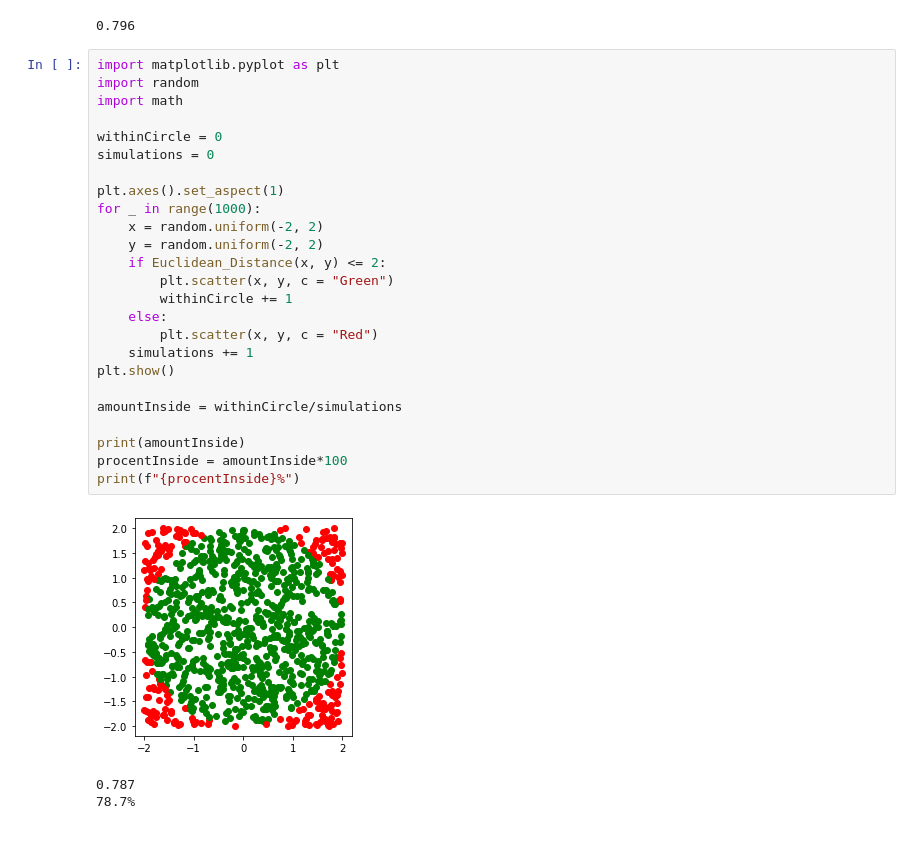
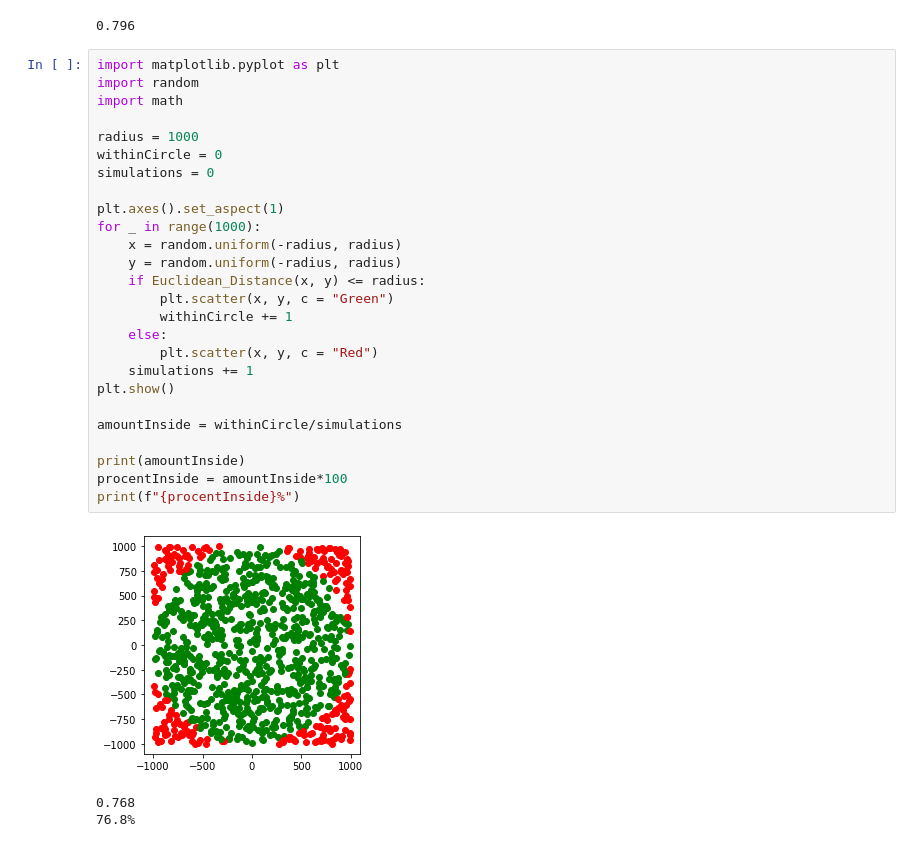
Before and after one commit to FabianAndersson17/python-programmering-Fabian-Adnersson, a Jupyter notebook: Explorations/SimuleringsUppgift.ipynb, the cells around one changed output. Drawn from its saved outputs; the diff is of its cells as text.

```diff
--- a/Explorations/SimuleringsUppgift.ipynb
+++ b/Explorations/SimuleringsUppgift.ipynb
@@ -37,29 +37,30 @@ print(amountInside)
 # %%
 import matplotlib.pyplot as plt
 import random
 import math
 
+radius = 1000
 withinCircle = 0
 simulations = 0
 
 plt.axes().set_aspect(1)
 for _ in range(1000):
-    x = random.uniform(-2, 2)
-    y = random.uniform(-2, 2)
-    if Euclidean_Distance(x, y) <= 2:
+    x = random.uniform(-radius, radius)
+    y = random.uniform(-radius, radius)
+    if Euclidean_Distance(x, y) <= radius:
         plt.scatter(x, y, c = "Green")
         withinCircle += 1
     else:
         plt.scatter(x, y, c = "Red")
     simulations += 1
 plt.show()
 
 amountInside = withinCircle/simulations
 
 print(amountInside)
 procentInside = amountInside*100
 print(f"{procentInside}%")
 # %% [output]
-[figure, old version]
+[figure, new version]
-0.787
-78.7%
+0.768
+76.8%
```
